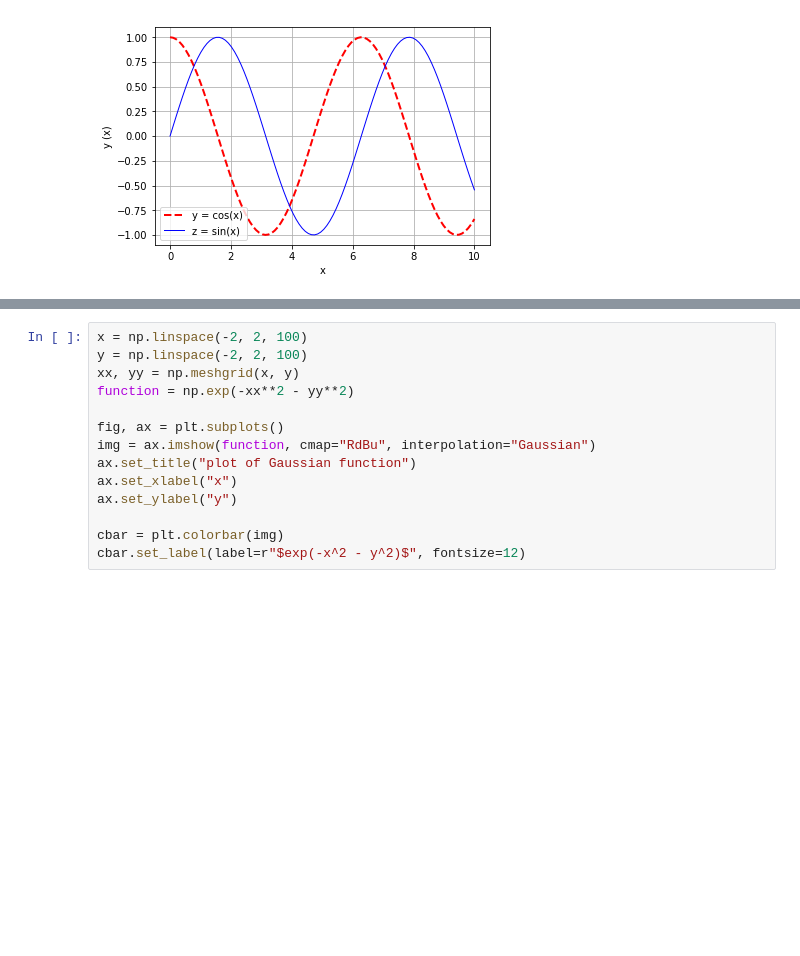
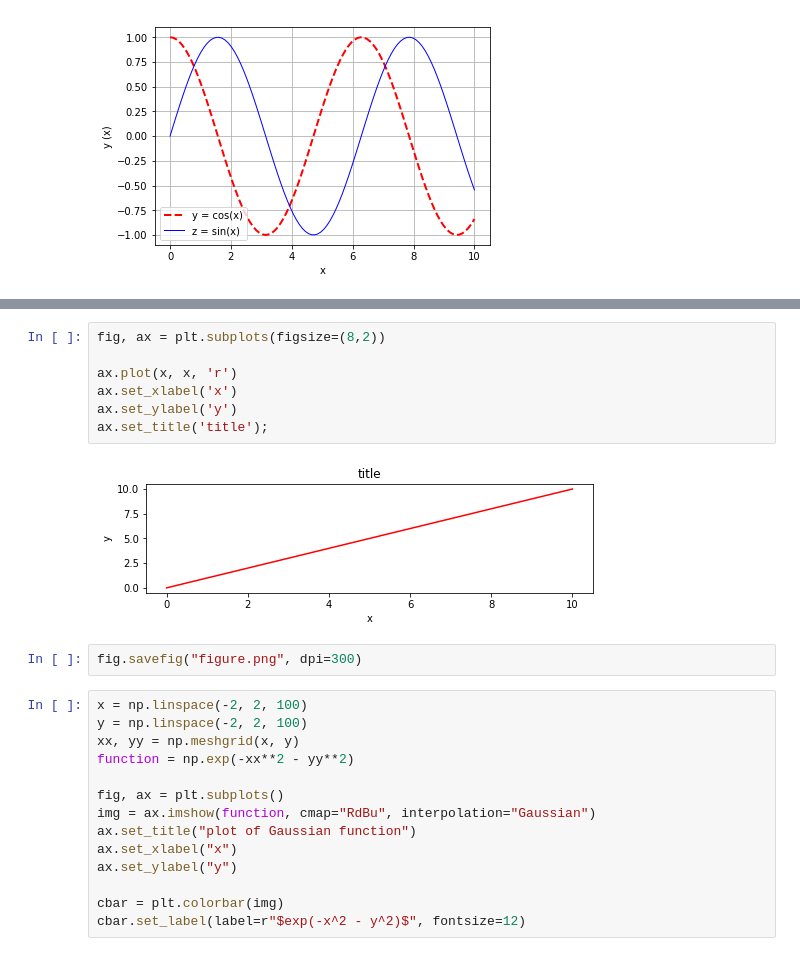
Before and after one commit to valenpe7/numerical_methods, a Jupyter notebook: lectures/01-introduction.ipynb, the cells around one changed output, grey strips where cells are left out. Drawn from its saved outputs; the diff is of its cells as text; blank space fills up the shorter version.

```diff
--- a/lectures/01-introduction.ipynb
+++ b/lectures/01-introduction.ipynb
@@ -320,3 +336,14 @@ ax.grid()
+# %%
+fig, ax = plt.subplots(figsize=(8,2))
+
+ax.plot(x, x, 'r')
+ax.set_xlabel('x')
+ax.set_ylabel('y')
+ax.set_title('title');
+# %% [output]
+[figure, added]
+# %%
+fig.savefig("figure.png", dpi=300)
 # %%
 x = np.linspace(-2, 2, 100)
 y = np.linspace(-2, 2, 100)
```
Also changed, not shown: parts of 1 cell of this notebook, 1 other file.
